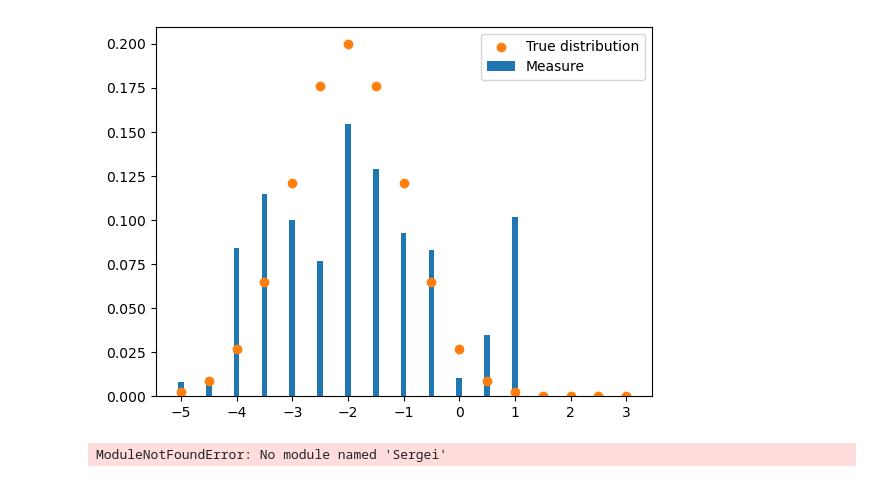
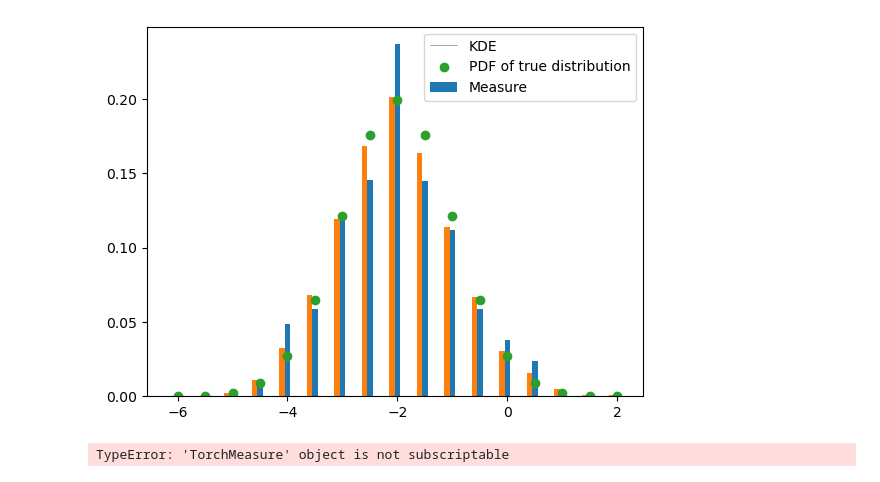
Before and after one commit to Miralleyan/Kandidatarbete, a Jupyter notebook: Optimizer/step_test.ipynb, the cells around one changed output. Drawn from its saved outputs; the diff is of its cells as text; code cells hidden in the pictures.

Commit message:
Optimizer visualize

```diff
--- a/Optimizer/step_test.ipynb
+++ b/Optimizer/step_test.ipynb
@@ -8,18 +8,15 @@ M = 1000 # Number of datapoints
 verbose = True
 dev = 'cpu'
 
-torch.manual_seed(1)
-
 def regression_model(a,x):
     return a+x
 
 x = torch.linspace(0, 10, M)
 data = regression_model(torch.randn(M).to(dev) - 2, x)
-#data = -2 + x.view(-1,1) + torch.from_numpy(np.random.normal(0,1,(M,1))).float() # The way of the Sergei
 
-w = torch.rand(N,dtype=torch.float).to(dev)
+w = torch.ones(N,dtype=torch.float).to(dev)
 w = torch.nn.parameter.Parameter(w/w.sum())
-l = torch.linspace(-5, 3, N, requires_grad=False).to(dev)
+l = torch.linspace(-6, 2, N, requires_grad=False).to(dev)
 
 index = []
 for i in range(M):
@@ -27,7 +24,7 @@ for i in range(M):
     index.append(torch.argmin(ab))
 
 def NLLLoss(m:list[pm.Measure]):
-    return -(m[0].weights[index]).log().sum()
+    return -m[0].weights[index].log().sum()
 
 sd = (l[index] - data)**2
 def WardLoss(w):
@@ -44,8 +41,8 @@ def KDENLLLoss(m):
     return -(torch.matmul(kde_mat ,m[0].weights.view(-1,1))/(M*h)).log().sum()
 # %%
 measure = pm.Measure(locations=l, weights=w, device=dev)
-opt = pm.Optimizer([measure], lr=1e-1)
-opt.minimize(NLLLoss, verbose=True, print_freq=1, max_epochs=10000, tol_const=1e-2)
+opt = pm.Optimizer([measure], lr=1e-3)
+opt.minimize(KDENLLLoss, verbose=True, print_freq=1, max_epochs=1000, tol_const=1e-2)
 
 plt.plot()
 
@@ -57,13 +54,8 @@ y/=sum(y) #Normalize
 
 
 measure.visualize()
-#plt.bar(l-0.1, torch.sum(kde_mat, dim=0)/torch.sum(kde_mat), zorder=0, width=0.1)
-plt.scatter(xs, y, zorder=2, label="True distribution")
-plt.legend()
-
+plt.bar(l-0.1, torch.sum(kde_mat, dim=0)/torch.sum(kde_mat), zorder=0, width=0.1)
+plt.scatter(xs, y, zorder=2)
+plt.legend(['KDE', 'PDF of true distribution','Measure'])
 plt.show()
-#LR         to 1e-4             to 1e-5
-#1e-3  -  2147.958496094        2145.816650391
-#1e-2  -  2147.958496094        2145.816650391
-#1e-1  -  2149.463867188        2145.826660156
 # %% [output]
@@ -87,4 +79,4 @@ The step size is too small: 1.0000000000000005e-07
-[figure, old version]
+[figure, new version]
 # %%
 import Sergei.torch_measure as s
 
@@ -96,4 +88,4 @@ opt.minimize()
 plt.scatter(xs, y, zorder=2)
 plt.bar(l, mes.weights.detach())
 # %% [output]
-ModuleNotFoundError: No module named 'Sergei'
+TypeError: 'TorchMeasure' object is not subscriptable
```
Also changed, not shown: parts of 1 cell of this notebook, 6 other files.
